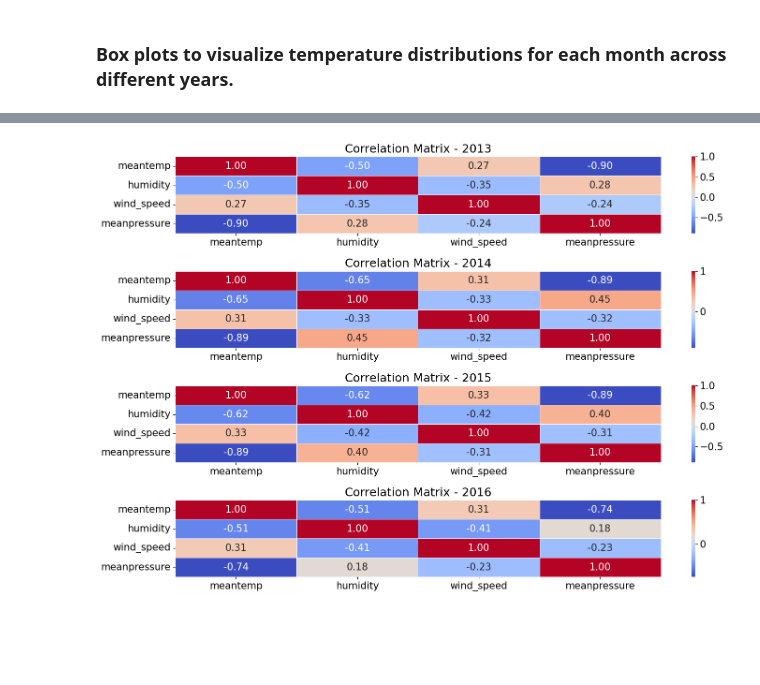
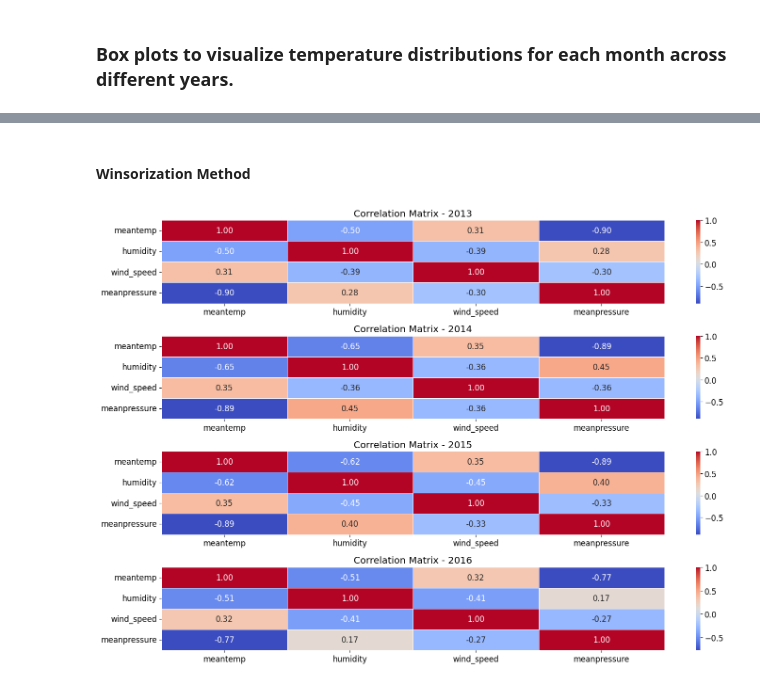
Before and after one commit to nwudochika/CMSC6950_Project, a Jupyter notebook: CMSC6950_Project.ipynb, the cells around one changed output, grey strips where cells are left out. Saved outputs shown, nothing was run; the diff lists cells and outputs as text; code cells hidden in the pictures; blank space fills up the shorter version.

```diff
--- a/CMSC6950_Project.ipynb
+++ b/CMSC6950_Project.ipynb
@@ -47,0 +59,13 @@ data
+# %%
+# Extracting day, month and year from date
+data['year'] = data.index.year
+data['month'] = data.index.month
+data['day'] = data.index.day
+
+# Creating a second copy of data
+data_2 = copy.deepcopy(data)
+
+cols = list(data.columns)
+cols = cols[-3:] + cols[0:-3]
+data = data[cols]
+data
@@ -401,9 +405,0 @@ plt.show()
-# %%
-for year in pivoted_temp.columns:
-    plt.plot(pivoted_temp.index, pivoted_temp[year], label=str(year))
-
-plt.title('Temperature Trend Over Days for Each Year')
-plt.xlabel('Day of the Year')
-plt.ylabel('Mean Temperature')
-plt.legend(title='Year', loc='upper right')
-plt.show()
@@ -540,27 +455,48 @@ df
+# %% [markdown]
+#### Winsorization Method
+# %%
+def replace_outliers_IQR(column):
+    q1 = column.quantile(0.25)
+    q3 = column.quantile(0.75)
+    iqr = q3 - q1
+    low_lim = q1 - 1.5 * iqr
+    high_lim = q3 + 1.5 * iqr
+    column = np.where(column >= high_lim, high_lim, np.where(column <= low_lim, low_lim, column))
+    return column
+# %%
+# Group data by year
+grouped = data_2.groupby('year')
+
+# Apply the replace_outliers_IQR function to each group's numerical columns
+outlier_replaced_data = grouped.transform(replace_outliers_IQR)
+
+
+# Update the columns in the original DataFrame with the outlier-replaced values
+data_2[outlier_replaced_data.columns] = outlier_replaced_data
 # %%
 # Group data by year
-grouped = df.groupby('year')
+grouped = data_2.groupby('year')
 
 # Set up subplots
 fig, ax = plt.subplots(4, ncols=1, sharey=True)
 
 # Iterate over grouped data and create correlation matrix and heatmap for each year
 for i, (year, group) in enumerate(grouped):
     # Select relevant columns for correlation matrix
     relevant_columns = ['meantemp', 'humidity', 'wind_speed', 'meanpressure']
     group_subset = group[relevant_columns]
 
     # Calculate correlation matrix
     correlation_matrix = group_subset.corr()
 
     # Plot heatmap for correlation matrix
     sns.heatmap(correlation_matrix, annot=True, cmap='coolwarm', fmt=".2f", linewidths=.5, ax=ax[i])
 
     # Set subplot title
     ax[i].set_title(f'Correlation Matrix - {year}')
 
 # Adjust layout
 plt.tight_layout()
-plt.show()
+plt.savefig('corr2.pdf')
 # %% [output]
-[figure, old version]
+[figure, new version]
```
Also changed, not shown: parts of 36 cells of this notebook.
